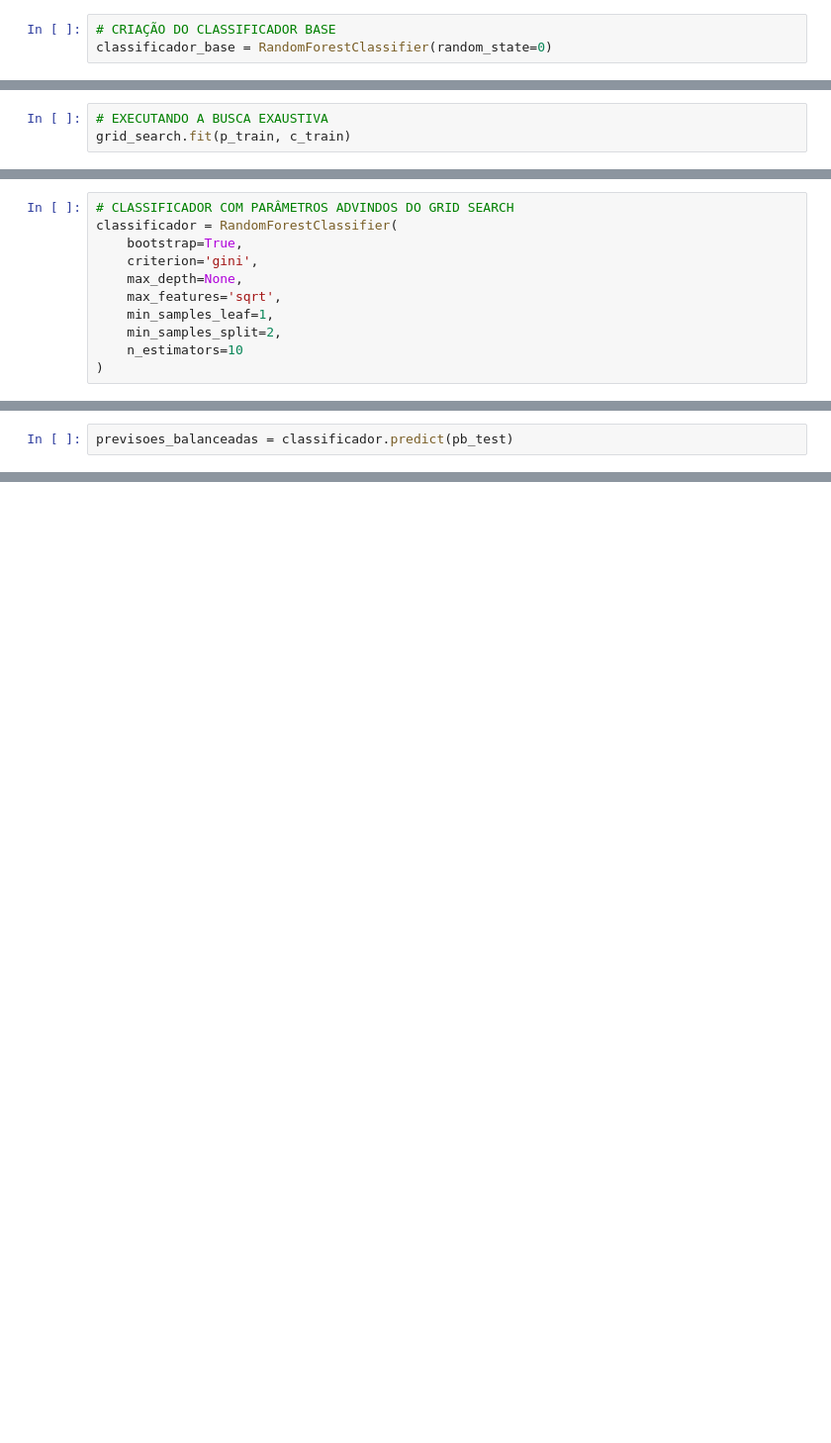
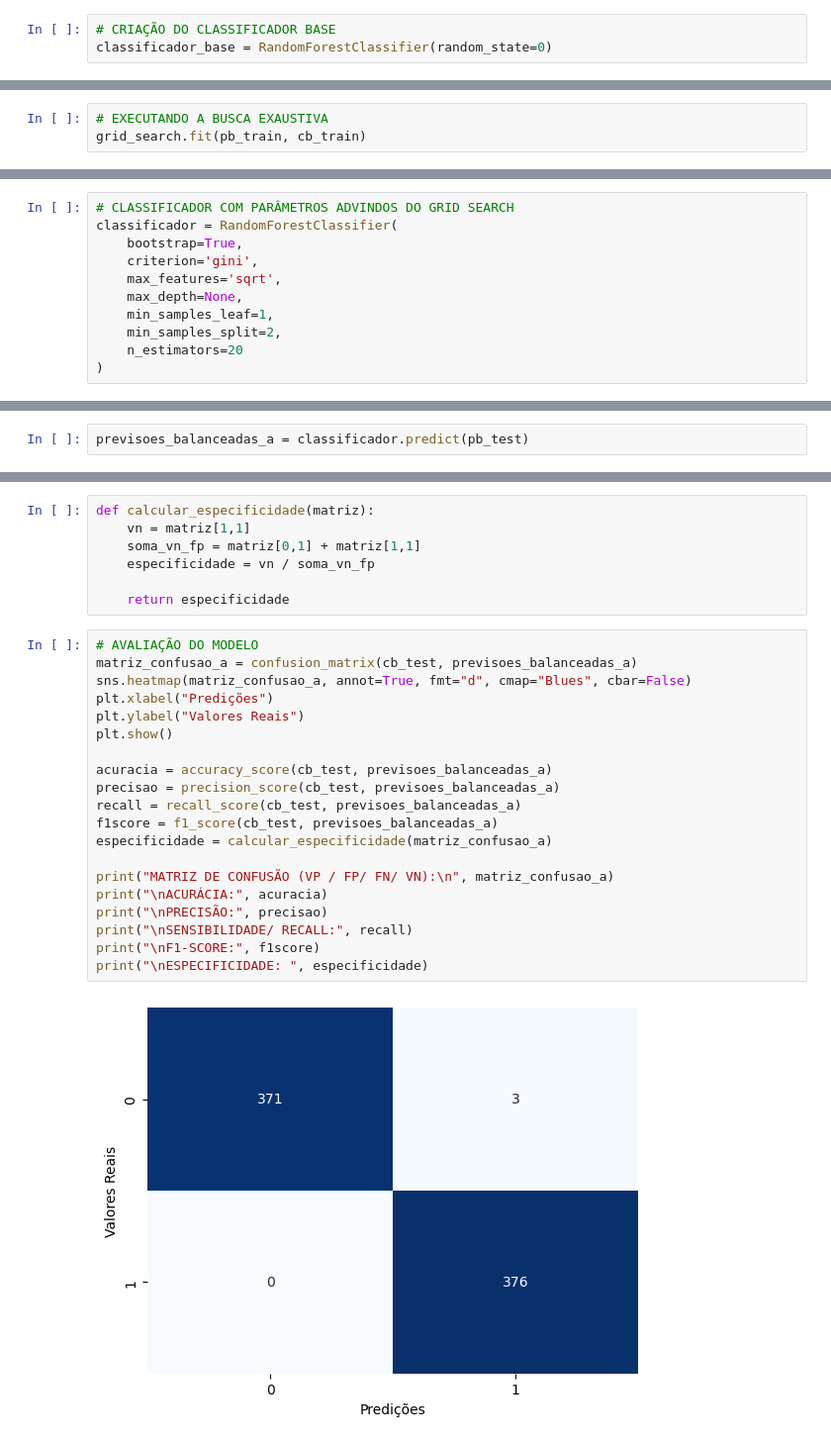
Before and after one commit to gabrielgvss/Projeto-Aceite-de-Navios, a Jupyter notebook: modelo_IA/modelo_random_forest.ipynb, the cells around one changed output, grey strips where cells are left out. Shown at 99% size. Saved outputs shown, nothing was run; the diff lists cells and outputs as text; blank space fills up the shorter version.

```diff
--- a/modelo_IA/modelo_random_forest.ipynb
+++ b/modelo_IA/modelo_random_forest.ipynb
@@ -115,6 +158,6 @@ grid_search = GridSearchCV(classificador_base, parametros, cv=5, scoring='recall
 # %%
 # EXECUTANDO A BUSCA EXAUSTIVA
-grid_search.fit(p_train, c_train)
+grid_search.fit(pb_train, cb_train)
 # %% [output]
 GridSearchCV(cv=5, estimator=RandomForestClassifier(random_state=0),
              param_grid={'bootstrap': [True, False],
@@ -158,10 +227,10 @@ melhores_parametros
 classificador = RandomForestClassifier(
     bootstrap=True,
     criterion='gini',
+    max_features='sqrt',
     max_depth=None,
-    max_features='sqrt',
     min_samples_leaf=1,
     min_samples_split=2,
-    n_estimators=10
+    n_estimators=20
 )
 # %% [markdown]
@@ -173,3 +242,3 @@ RandomForestClassifier(n_estimators=10)
 # %%
-previsoes_balanceadas = classificador.predict(pb_test)
+previsoes_balanceadas_a = classificador.predict(pb_test)
 # %% [markdown]
@@ -176,0 +246,29 @@ previsoes_balanceadas = classificador.predict(pb_test)
+# %%
+def calcular_especificidade(matriz):
+    vn = matriz[1,1]
+    soma_vn_fp = matriz[0,1] + matriz[1,1]
+    especificidade = vn / soma_vn_fp
+
+    return especificidade
+# %%
+# AVALIAÇÃO DO MODELO
+matriz_confusao_a = confusion_matrix(cb_test, previsoes_balanceadas_a)
+sns.heatmap(matriz_confusao_a, annot=True, fmt="d", cmap="Blues", cbar=False)
+plt.xlabel("Predições")
+plt.ylabel("Valores Reais")
+plt.show()
+
+acuracia = accuracy_score(cb_test, previsoes_balanceadas_a)
+precisao = precision_score(cb_test, previsoes_balanceadas_a)
+recall = recall_score(cb_test, previsoes_balanceadas_a)
+f1score = f1_score(cb_test, previsoes_balanceadas_a)
+especificidade = calcular_especificidade(matriz_confusao_a)
+
+print("MATRIZ DE CONFUSÃO (VP / FP/ FN/ VN):\n", matriz_confusao_a)
+print("\nACURÁCIA:", acuracia)
+print("\nPRECISÃO:", precisao)
+print("\nSENSIBILIDADE/ RECALL:", recall)
+print("\nF1-SCORE:", f1score)
+print("\nESPECIFICIDADE: ", especificidade)
+# %% [output]
+[figure, added]
```
Also changed, not shown: parts of 37 cells of this notebook, 12 other files.
